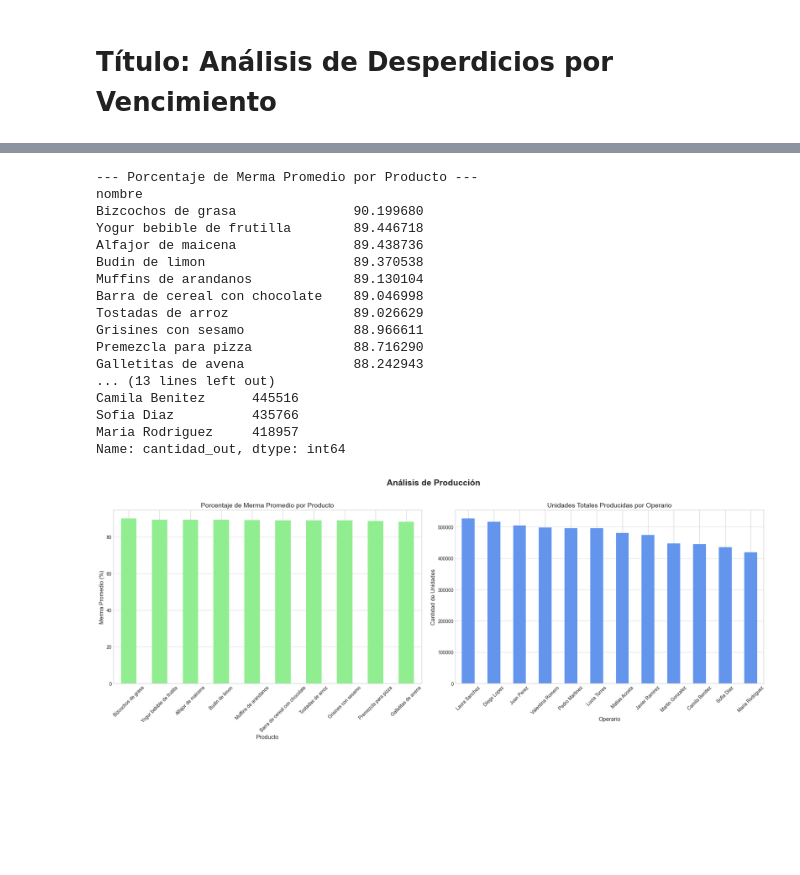
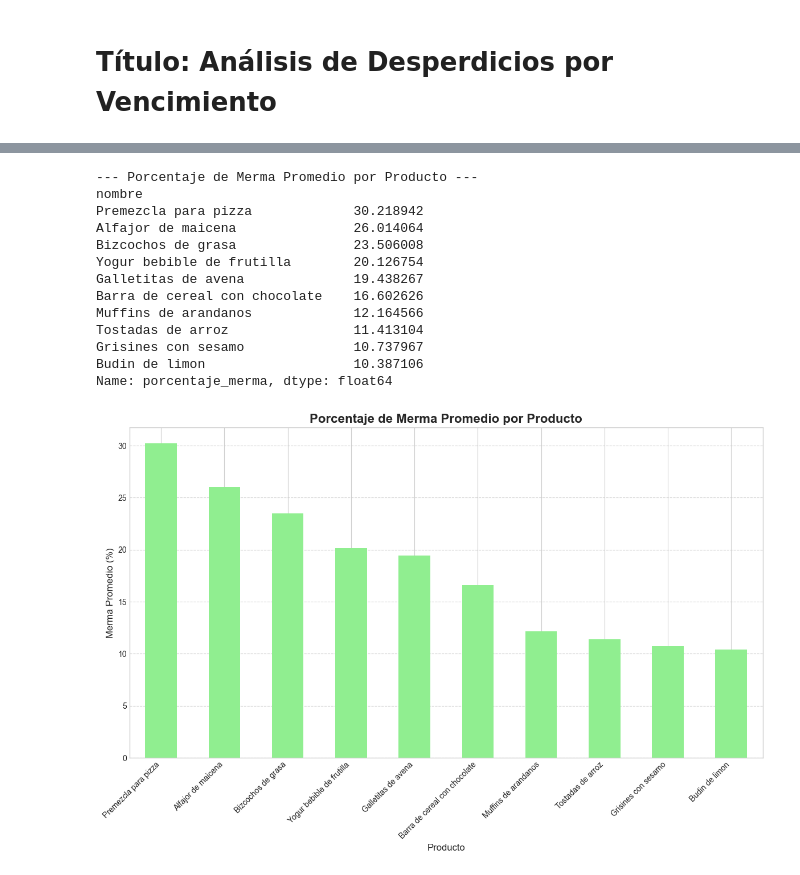
Before and after one commit to Lau893/tp-inicial-lcs, a Jupyter notebook: analisis_datos.ipynb, the cells around one changed output, grey strips where cells are left out. Drawn from its saved outputs; the diff is of its cells as text; code cells hidden in the pictures; blank space fills up the shorter version.

```diff
--- a/analisis_datos.ipynb
+++ b/analisis_datos.ipynb
@@ -245,79 +216,52 @@ Valentina Romero              0.000000                     0
 # %%
 # 1. Enriquecimiento de Datos de Producción
 # Se une el DataFrame de producción con el estado final de los lotes para obtener la cantidad remanente.
 produccion_lotes_df = pd.merge(produccion_df, lote_df, on='id_lote', how='left')
 
 # Se añade la información de los productos para poder agrupar por nombre.
 produccion_completa_df = pd.merge(produccion_lotes_df, producto_df, on='id_producto', how='left')
 
 # 2. Cálculo de Merma por Lote
 # Se calcula el porcentaje de merma, que es la proporción del lote que no se vendió.
 # Se usa np.where para evitar divisiones por cero si un lote se creó con cantidad_out = 0.
 produccion_completa_df['porcentaje_merma'] = np.where(
     produccion_completa_df['cantidad_out'] > 0,
     (produccion_completa_df['cantidad'] / produccion_completa_df['cantidad_out']) * 100,
     0
 )
 
 # 3. Agregación de Métricas por Producto
 # Se calcula el promedio de merma para cada producto.
 merma_por_producto = produccion_completa_df.groupby('nombre')['porcentaje_merma'].mean().sort_values(ascending=False)
 
 print("--- Porcentaje de Merma Promedio por Producto ---")
 print(merma_por_producto)
 
-# 4. Agregación de Métricas por Empleado
-# Se unen los datos de producción con los de los empleados para analizar el rendimiento.
-produccion_empleado_df = pd.merge(produccion_completa_df, empleado_df, on='id_empleado', how='left')
+# 4. Visualización de Resultados
+plt.style.use('seaborn-v0_8-whitegrid')
+plt.figure(figsize=(12, 8))
 
-# Se filtra para incluir solo a los operarios.
-operarios_df = pd.merge(empleado_df, rol_df[rol_df['nombre'] == 'Operario'], on='id_rol')
-produccion_operarios_df = produccion_empleado_df[produccion_empleado_df['id_empleado'].isin(operarios_df['id_empleado'])]
+merma_por_producto.plot(kind='bar', color='lightgreen')
 
-# Se calcula el total de unidades producidas por cada operario.
-produccion_por_operario = produccion_operarios_df.groupby('nombre_y')['cantidad_out'].sum().sort_values(ascending=False)
-
-print("\n--- Unidades Totales Producidas por Operario ---")
-print(produccion_por_operario)
-
-# 5. Visualización de Resultados
-fig, (ax1, ax2) = plt.subplots(1, 2, figsize=(20, 8))
-fig.suptitle('Análisis de Producción', fontsize=18, weight='bold')
-
-# Gráfico de Merma Promedio por Producto
-merma_por_producto.plot(kind='bar', ax=ax1, color='lightgreen')
-ax1.set_title('Porcentaje de Merma Promedio por Producto', fontsize=14)
-ax1.set_xlabel('Producto', fontsize=12)
-ax1.set_ylabel('Merma Promedio (%)', fontsize=12)
-ax1.tick_params(axis='x', rotation=45)
-ax1.grid(axis='y', linestyle='--')
-
-# Gráfico de Producción Total por Operario
-produccion_por_operario.plot(kind='bar', ax=ax2, color='cornflowerblue')
-ax2.set_title('Unidades Totales Producidas por Operario', fontsize=14)
-ax2.set_xlabel('Operario', fontsize=12)
-ax2.set_ylabel('Cantidad de Unidades', fontsize=12)
-ax2.tick_params(axis='x', rotation=45)
-ax2.grid(axis='y', linestyle='--')
-
-plt.tight_layout(rect=[0, 0, 1, 0.96])
+plt.title('Porcentaje de Merma Promedio por Producto', fontsize=16, weight='bold')
+plt.xlabel('Producto', fontsize=12)
+plt.ylabel('Merma Promedio (%)', fontsize=12)
+plt.xticks(rotation=45, ha='right')
+plt.grid(axis='y', linestyle='--')
+plt.tight_layout()
 plt.show()
 # %% [output]
 --- Porcentaje de Merma Promedio por Producto ---
 nombre
-Bizcochos de grasa               90.199680
-Yogur bebible de frutilla        89.446718
-Alfajor de maicena               89.438736
-Budin de limon                   89.370538
-Muffins de arandanos             89.130104
-Barra de cereal con chocolate    89.046998
-Tostadas de arroz                89.026629
-Grisines con sesamo              88.966611
-Premezcla para pizza             88.716290
-Galletitas de avena              88.242943
-... (13 lines left out)
-Camila Benitez      445516
-Sofia Diaz          435766
-Maria Rodriguez     418957
-Name: cantidad_out, dtype: int64
+Premezcla para pizza             30.218942
+Alfajor de maicena               26.014064
+Bizcochos de grasa               23.506008
+Yogur bebible de frutilla        20.126754
+Galletitas de avena              19.438267
+Barra de cereal con chocolate    16.602626
+Muffins de arandanos             12.164566
+Tostadas de arroz                11.413104
+Grisines con sesamo              10.737967
+Budin de limon                   10.387106
+Name: porcentaje_merma, dtype: float64
-[figure, old version]
+[figure, new version]
```
Also changed, not shown: parts of 4 cells of this notebook.
